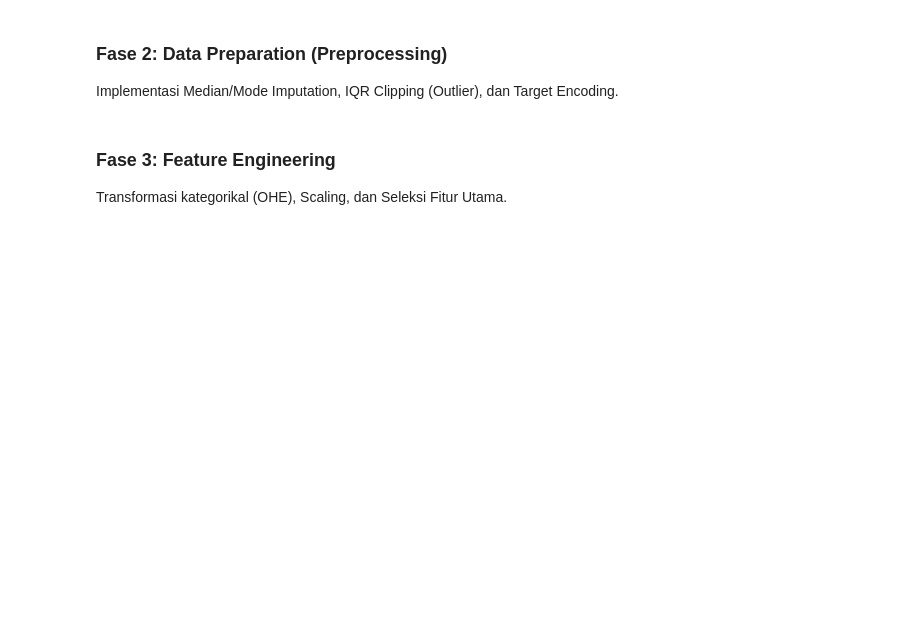
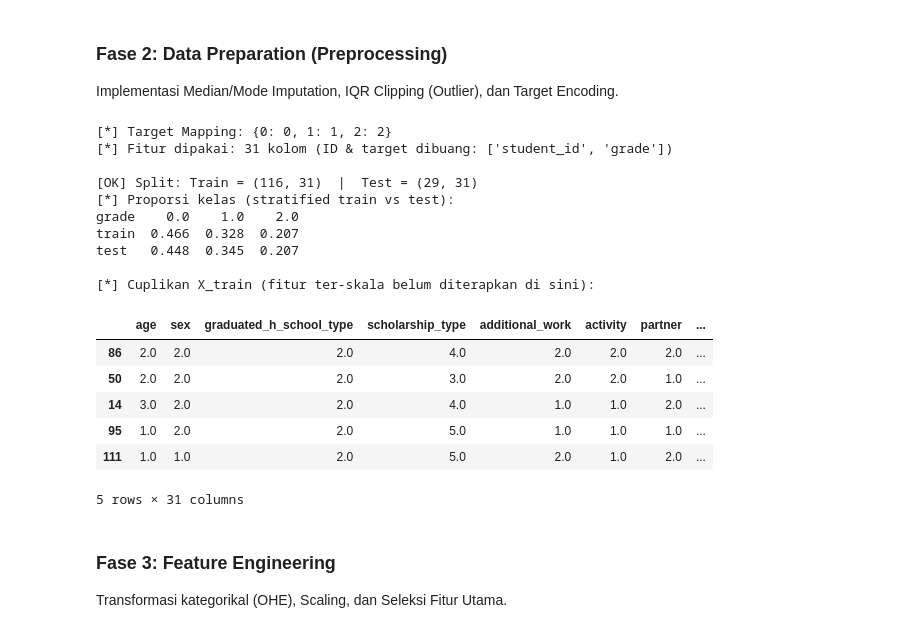
Before and after one commit to LulusMahasiswa2026/model, a Jupyter notebook: notebooks/Model_ML.ipynb, the cells around one changed output. Cells and saved outputs as stored; diff of their text form; code cells hidden in the pictures; blank space fills up the shorter version.

```diff
--- a/notebooks/Model_ML.ipynb
+++ b/notebooks/Model_ML.ipynb
@@ -69,38 +137,60 @@ Implementasi Median/Mode Imputation, IQR Clipping (Outlier), dan Target Encoding
 # %%
 def preprocess_data(df):
     df = df.drop_duplicates().reset_index(drop=True)
 
-    # 1. Target Encoding (Multi-class)
+    # 1. Target Encoding (grade 0-7)
     le = LabelEncoder()
-    df['Target'] = le.fit_transform(df['Target'])
-    print(f"[*] Target Mapping: {dict(zip(le.classes_, le.transform(le.classes_)))}")
+    df[TARGET_COL] = le.fit_transform(df[TARGET_COL])
+    print(f"[*] Target Mapping: {dict(zip(le.classes_.tolist(), le.transform(le.classes_).tolist()))}")
 
     # 2. Imputation
     num_cols = df.select_dtypes(include=[np.number]).columns.tolist()
     cat_cols = df.select_dtypes(include=['object']).columns.tolist()
-
     df[num_cols] = SimpleImputer(strategy='median').fit_transform(df[num_cols])
     if cat_cols:
         df[cat_cols] = SimpleImputer(strategy='most_frequent').fit_transform(df[cat_cols])
 
-    # 3. IQR Clipping (Outlier Handling)
-    for col in [c for c in num_cols if c != 'Target']:
+    # 3. IQR Clipping (outlier handling)
+    for col in [c for c in num_cols if c != TARGET_COL]:
         Q1, Q3 = df[col].quantile(0.25), df[col].quantile(0.75)
         IQR = Q3 - Q1
-        df[col] = np.clip(df[col], Q1 - 1.5*IQR, Q3 + 1.5*IQR)
+        df[col] = np.clip(df[col], Q1 - 1.5 * IQR, Q3 + 1.5 * IQR)
 
-    # 4. Split
-    X = df.drop(['Target'], axis=1)
-    y = df['Target']
-
-    # Drop ID
-    for c in ['student_id', 'id', 'STUDENT_ID']:
-        if c in X.columns: X = X.drop(c, axis=1)
-
+    # 4. Split (buang ID + target dari matriks fitur)
+    drop_cols = [c for c in ID_COLS + [TARGET_COL] if c in df.columns]
+    X = df.drop(columns=drop_cols)
+    y = df[TARGET_COL]
+    print(f"[*] Fitur dipakai: {X.shape[1]} kolom (ID & target dibuang: {drop_cols})")
     return train_test_split(X, y, test_size=0.2, random_state=42, stratify=y)
 
 X_train, X_test, y_train, y_test = preprocess_data(df_raw)
-print(f"✅ Split Selesai: Train ({len(X_train)}), Test ({len(X_test)})")
+print(f"\n[OK] Split: Train = {X_train.shape}  |  Test = {X_test.shape}")
+dist = pd.DataFrame({
+    'train': y_train.value_counts(normalize=True).round(3).sort_index(),
+    'test':  y_test.value_counts(normalize=True).round(3).sort_index(),
+}).fillna(0)
+print("[*] Proporsi kelas (stratified train vs test):")
+print(dist.T.to_string())
+print("\n[*] Cuplikan X_train (fitur ter-skala belum diterapkan di sini):")
+display(X_train.head())
+# %% [output]
+[*] Target Mapping: {0: 0, 1: 1, 2: 2}
+[*] Fitur dipakai: 31 kolom (ID & target dibuang: ['student_id', 'grade'])
+
+[OK] Split: Train = (116, 31)  |  Test = (29, 31)
+[*] Proporsi kelas (stratified train vs test):
+grade    0.0    1.0    2.0
+train  0.466  0.328  0.207
+test   0.448  0.345  0.207
+
+[*] Cuplikan X_train (fitur ter-skala belum diterapkan di sini):
+|  | age | sex | graduated_h_school_type | scholarship_type | additional_work | activity | partner | ... |
+| 86 | 2.0 | 2.0 | 2.0 | 4.0 | 2.0 | 2.0 | 2.0 | ... |
+| 50 | 2.0 | 2.0 | 2.0 | 3.0 | 2.0 | 2.0 | 1.0 | ... |
+| 14 | 3.0 | 2.0 | 2.0 | 4.0 | 1.0 | 1.0 | 2.0 | ... |
+| 95 | 1.0 | 2.0 | 2.0 | 5.0 | 1.0 | 1.0 | 1.0 | ... |
+| 111 | 1.0 | 1.0 | 2.0 | 5.0 | 2.0 | 1.0 | 2.0 | ... |
+5 rows × 31 columns
 # %% [markdown]
 ### Fase 3: Feature Engineering
 Transformasi kategorikal (OHE), Scaling, dan Seleksi Fitur Utama.
```
Also changed, not shown: parts of 11 cells of this notebook.
